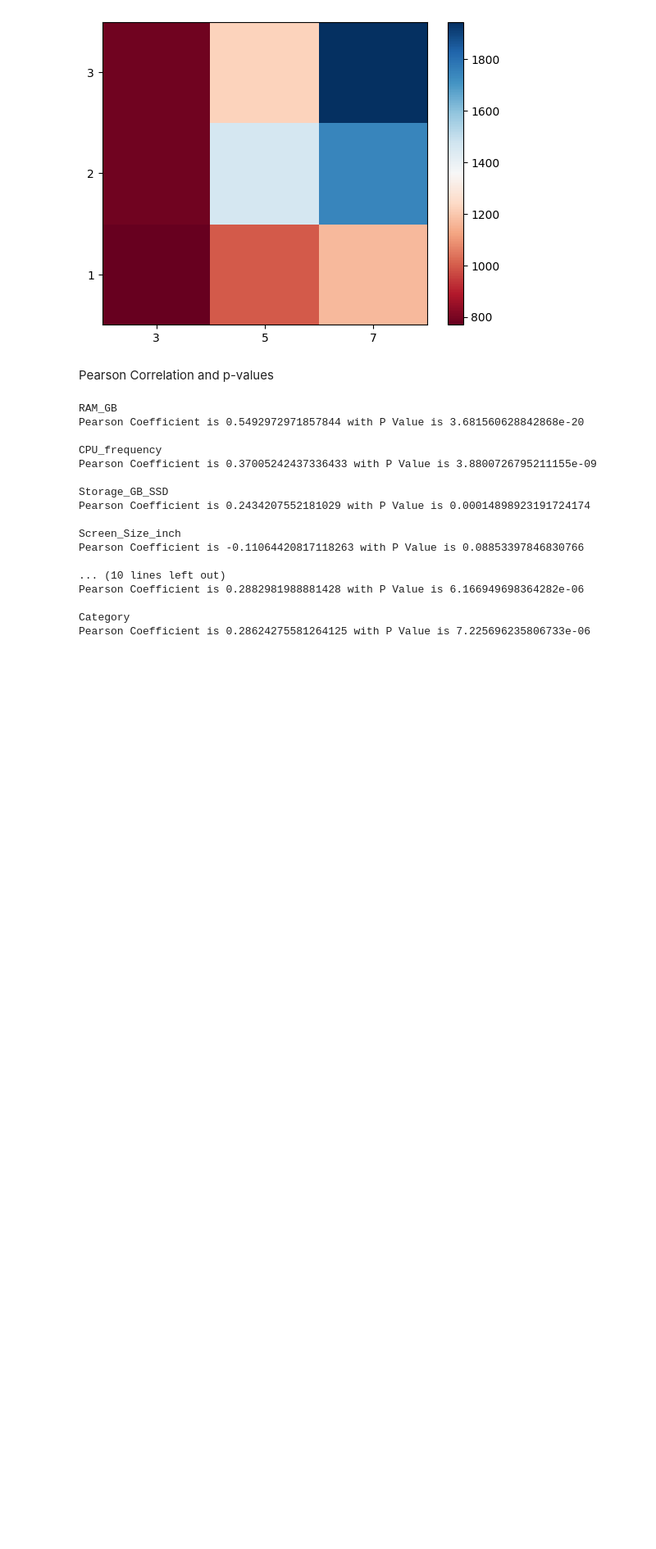
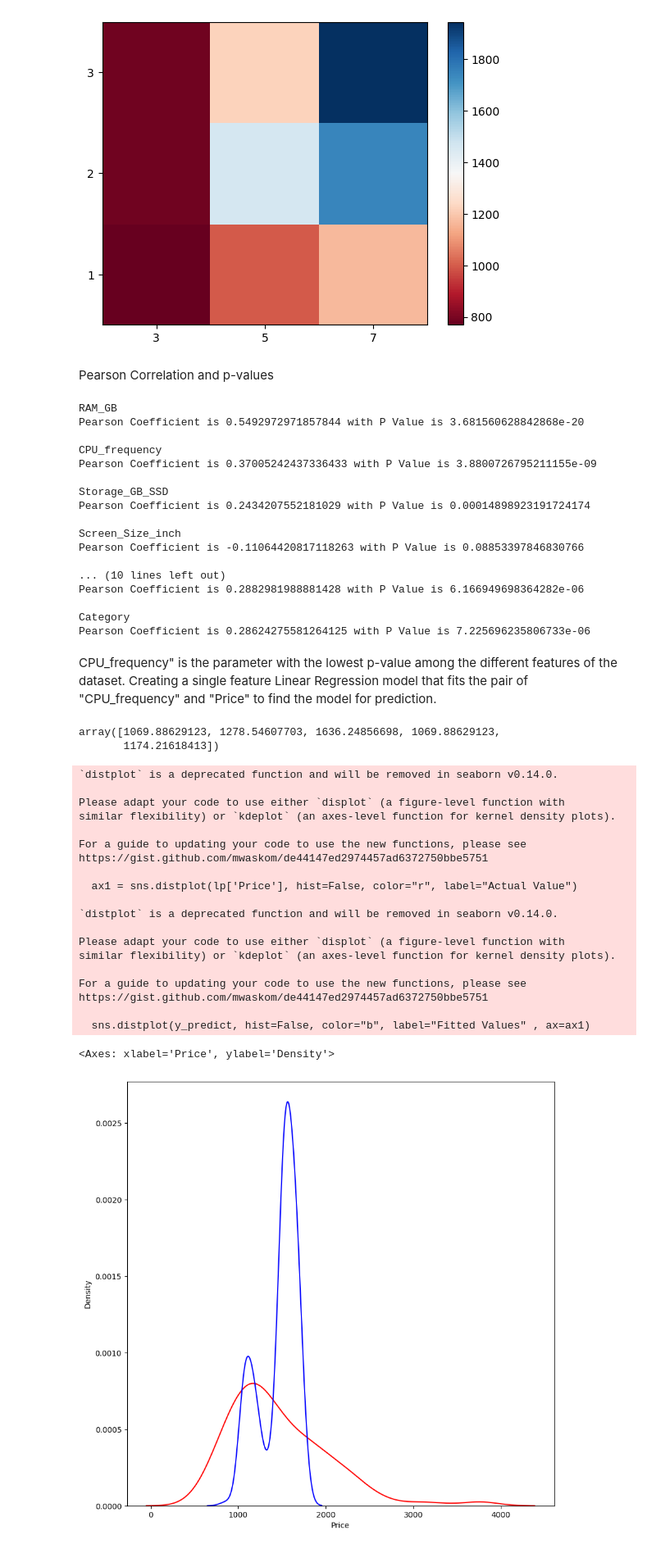
Before and after one commit to MaliniVibin1502/python, a Jupyter notebook: Laptoppricing.ipynb, the cells around one changed output. Shown at 82% size. Cells and saved outputs as stored; diff of their text form; code cells hidden in the pictures; blank space fills up the shorter version.

```diff
--- a/Laptoppricing.ipynb
+++ b/Laptoppricing.ipynb
@@ -460,3 +462,5 @@ Pearson Coefficient is 0.2882981988881428 with P Value is 6.166949698364282e-06
 
 Category
 Pearson Coefficient is 0.28624275581264125 with P Value is 7.225696235806733e-06
+# %% [markdown]
+CPU_frequency" is the parameter with the lowest p-value among the different features of the dataset. Creating a single feature Linear Regression model that fits the pair of "CPU_frequency" and "Price" to find the model for prediction.
@@ -462,0 +472,37 @@ Pearson Coefficient is 0.28624275581264125 with P Value is 7.225696235806733e-06
+# %%
+lr=LinearRegression()
+# %%
+x=lp[['CPU_frequency']]
+y=lp['Price']
+lr.fit(x,y)
+y_predict=lr.predict(x)
+y_predict[0:5]
+# %% [output]
+array([1069.88629123, 1278.54607703, 1636.24856698, 1069.88629123,
+       1174.21618413])
+# %%
+plt.figure(figsize=(10,10))
+ax1 = sns.distplot(lp['Price'], hist=False, color="r", label="Actual Value")
+sns.distplot(y_predict, hist=False, color="b", label="Fitted Values" , ax=ax1)
+# %% [output]
+`distplot` is a deprecated function and will be removed in seaborn v0.14.0.
+
+Please adapt your code to use either `displot` (a figure-level function with
+similar flexibility) or `kdeplot` (an axes-level function for kernel density plots).
+
+For a guide to updating your code to use the new functions, please see
+https://gist.github.com/mwaskom/de44147ed2974457ad6372750bbe5751
+
+  ax1 = sns.distplot(lp['Price'], hist=False, color="r", label="Actual Value")
+
+`distplot` is a deprecated function and will be removed in seaborn v0.14.0.
+
+Please adapt your code to use either `displot` (a figure-level function with
+similar flexibility) or `kdeplot` (an axes-level function for kernel density plots).
+
+For a guide to updating your code to use the new functions, please see
+https://gist.github.com/mwaskom/de44147ed2974457ad6372750bbe5751
+
+  sns.distplot(y_predict, hist=False, color="b", label="Fitted Values" , ax=ax1)
+<Axes: xlabel='Price', ylabel='Density'>
+[figure, added]
```
Also changed, not shown: parts of 18 cells of this notebook.
